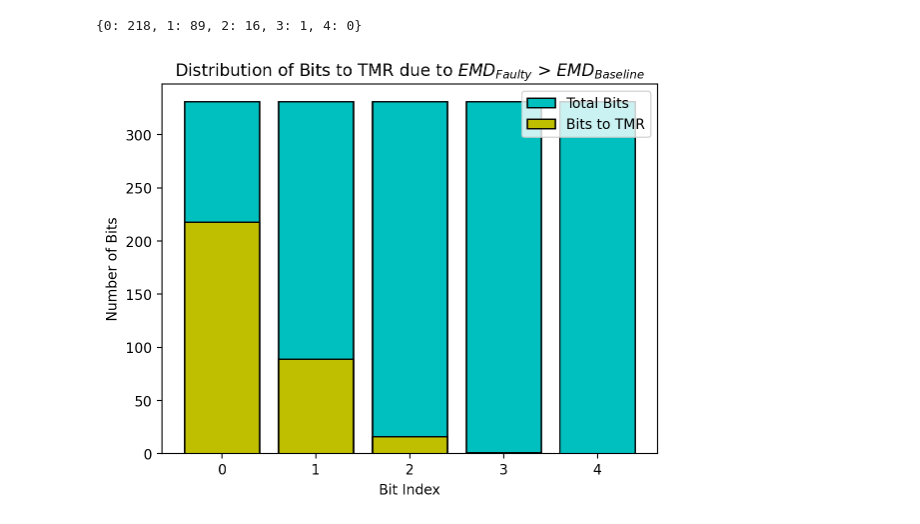
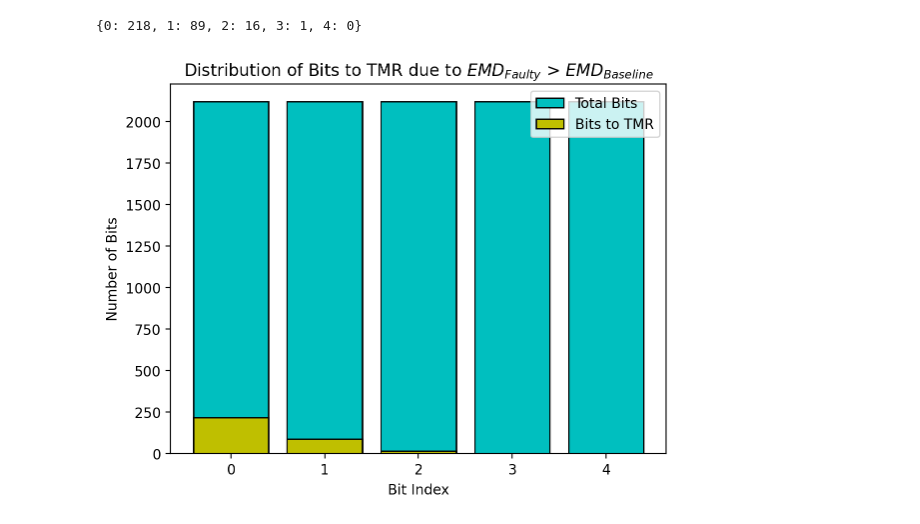
Before and after one commit to oliviaweng/fastml-science, a Jupyter notebook: sensor-data-compression/gen_plots_for_bit_flip_experiment.ipynb, the cells around one changed output. Saved outputs shown, nothing was run; the diff lists cells and outputs as text; code cells hidden in the pictures.

Commit message:
Fix selective TMR distribution plot

```diff
--- a/sensor-data-compression/gen_plots_for_bit_flip_experiment.ipynb
+++ b/sensor-data-compression/gen_plots_for_bit_flip_experiment.ipynb
@@ -298,12 +298,12 @@ print(wbis)
 {0: 218, 1: 89, 2: 16, 3: 1, 4: 0}
 # %%
 plt.title("Distribution of Bits to TMR due to $EMD_{Faulty}$ > $EMD_{Baseline}$")
-plt.bar(wbis.keys(), [my_nbits//my_nvals for _ in wbis.keys()], label=f"Total Bits" , alpha=1.0, color="c", edgecolor="k")
+plt.bar(wbis.keys(), [my_nbits//my_wbits for _ in wbis.keys()], label=f"Total Bits" , alpha=1.0, color="c", edgecolor="k")
 plt.bar(wbis.keys(), wbis.values(), label=f"Bits to TMR" , alpha=1.0, color="y", edgecolor="k")
 plt.xlabel("Bit Index")
 plt.ylabel("Number of Bits")
 plt.legend()
-# plt.savefig(f"{ncs}x{nps}_ACM_HIST.svg")
+plt.savefig("distributions_of_bits_to_selectively_TMR.pdf")
 plt.show()
 # %% [output]
-[figure, old version]
+[figure, new version]
```
Also changed, not shown: 9 other files.
